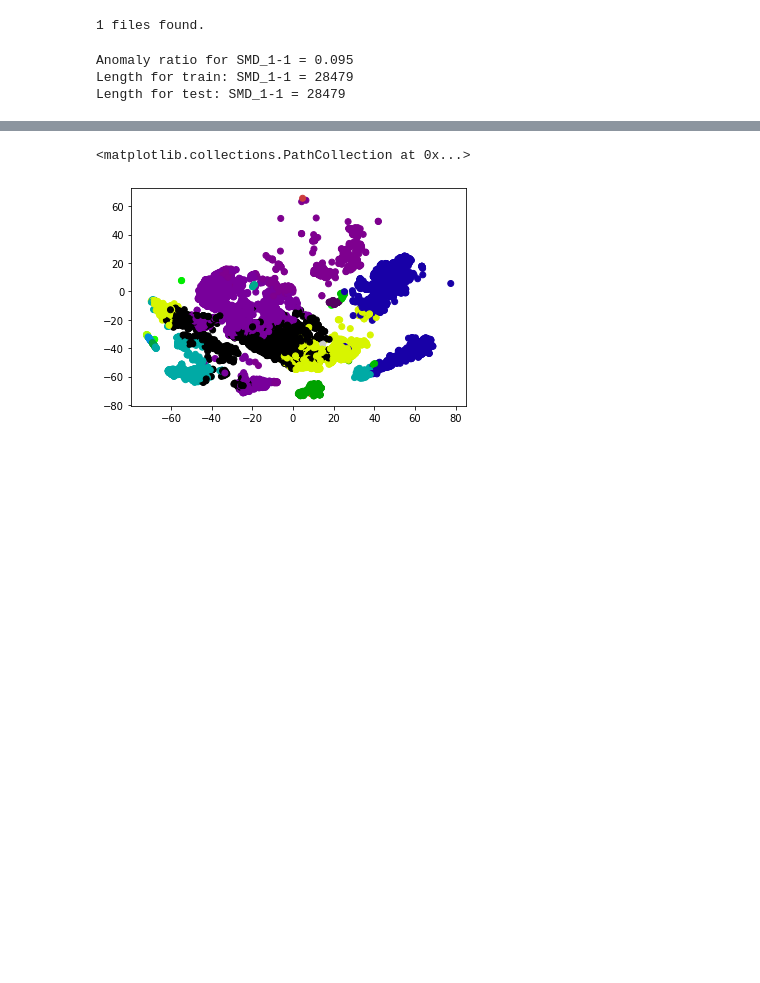
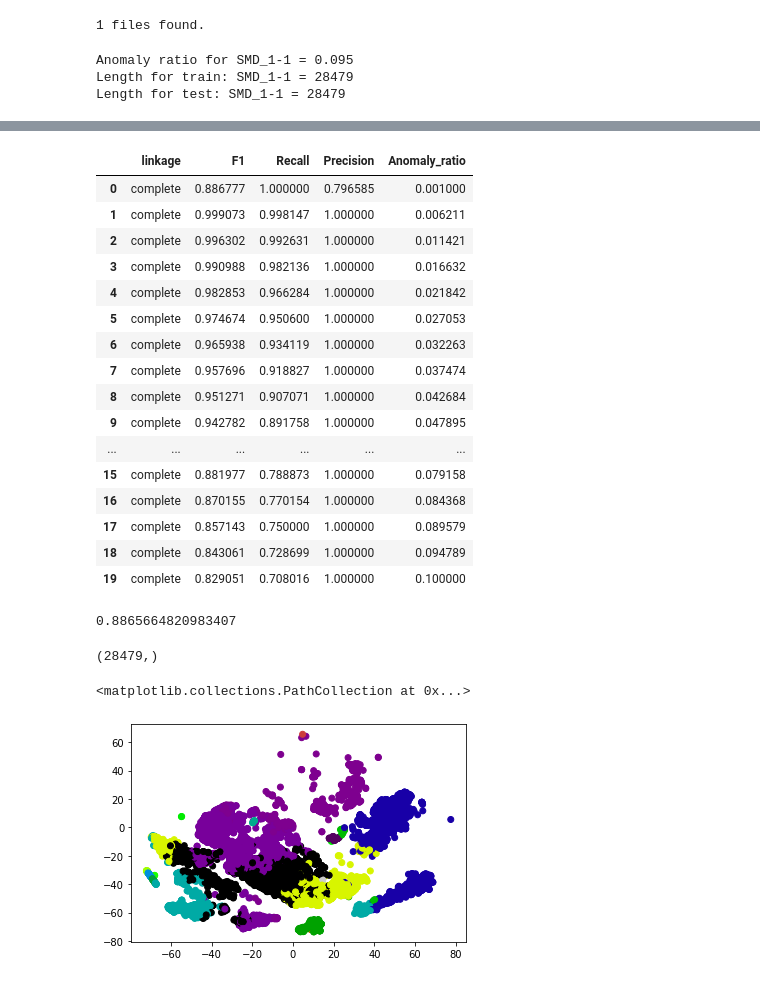
Before and after one commit to JinYang88/TS-anomaly, a Jupyter notebook: notebooks/statistical_analysis.ipynb, the cells around one changed output, grey strips where cells are left out. Drawn from its saved outputs; the diff is of its cells as text; code cells hidden in the pictures; blank space fills up the shorter version.

```diff
--- a/notebooks/statistical_analysis.ipynb
+++ b/notebooks/statistical_analysis.ipynb
@@ -176,7 +180,7 @@ for linkage in ["complete"]:
         info_save["linkage"] = linkage
         test_dist_mat = cosine_similarity(data_dict["test"], centers)
         anomaly_rate = 1 - test_dist_mat.max(axis=1)
-        adjusted_anomaly = adjust_predicts(anomaly_rate, data_dict["test_label"], percent=100 * (1-anomaly_ratio))
+        adjusted_anomaly = adjust_predicts_ori(anomaly_rate, data_dict["test_label"], percent=100 * (1-anomaly_ratio))
         f1 = f1_score(adjusted_anomaly, data_dict["test_label"])
         rc = recall_score(adjusted_anomaly, data_dict["test_label"])
         pr = precision_score(adjusted_anomaly, data_dict["test_label"])
@@ -191,0 +211,27 @@ Computing centers done
+# %%
+pd.DataFrame(info_save_list)
+# %% [output]
+|  | linkage | F1 | Recall | Precision | Anomaly_ratio |
+| 0 | complete | 0.886777 | 1.000000 | 0.796585 | 0.001000 |
+| 1 | complete | 0.999073 | 0.998147 | 1.000000 | 0.006211 |
+| 2 | complete | 0.996302 | 0.992631 | 1.000000 | 0.011421 |
+| 3 | complete | 0.990988 | 0.982136 | 1.000000 | 0.016632 |
+| 4 | complete | 0.982853 | 0.966284 | 1.000000 | 0.021842 |
+| 5 | complete | 0.974674 | 0.950600 | 1.000000 | 0.027053 |
+| 6 | complete | 0.965938 | 0.934119 | 1.000000 | 0.032263 |
+| 7 | complete | 0.957696 | 0.918827 | 1.000000 | 0.037474 |
+| 8 | complete | 0.951271 | 0.907071 | 1.000000 | 0.042684 |
+| 9 | complete | 0.942782 | 0.891758 | 1.000000 | 0.047895 |
+| ... | ... | ... | ... | ... | ... |
+| 15 | complete | 0.881977 | 0.788873 | 1.000000 | 0.079158 |
+| 16 | complete | 0.870155 | 0.770154 | 1.000000 | 0.084368 |
+| 17 | complete | 0.857143 | 0.750000 | 1.000000 | 0.089579 |
+| 18 | complete | 0.843061 | 0.728699 | 1.000000 | 0.094789 |
+| 19 | complete | 0.829051 | 0.708016 | 1.000000 | 0.100000 |
+# %%
+test_dist_mat = cosine_similarity(data_dict["test"], centers)
+anomaly_rate = 1 - test_dist_mat.max(axis=1)
+auc = roc_auc_score(data_dict["test_label"].astype(int), anomaly_rate)
+auc
+# %% [output]
+0.8865664820983407
@@ -191,0 +240,4 @@ Computing centers done
+# %%
+anomaly_rate.shape
+# %% [output]
+(28479,)
```
Also changed, not shown: parts of 5 cells of this notebook, 8 other files.
